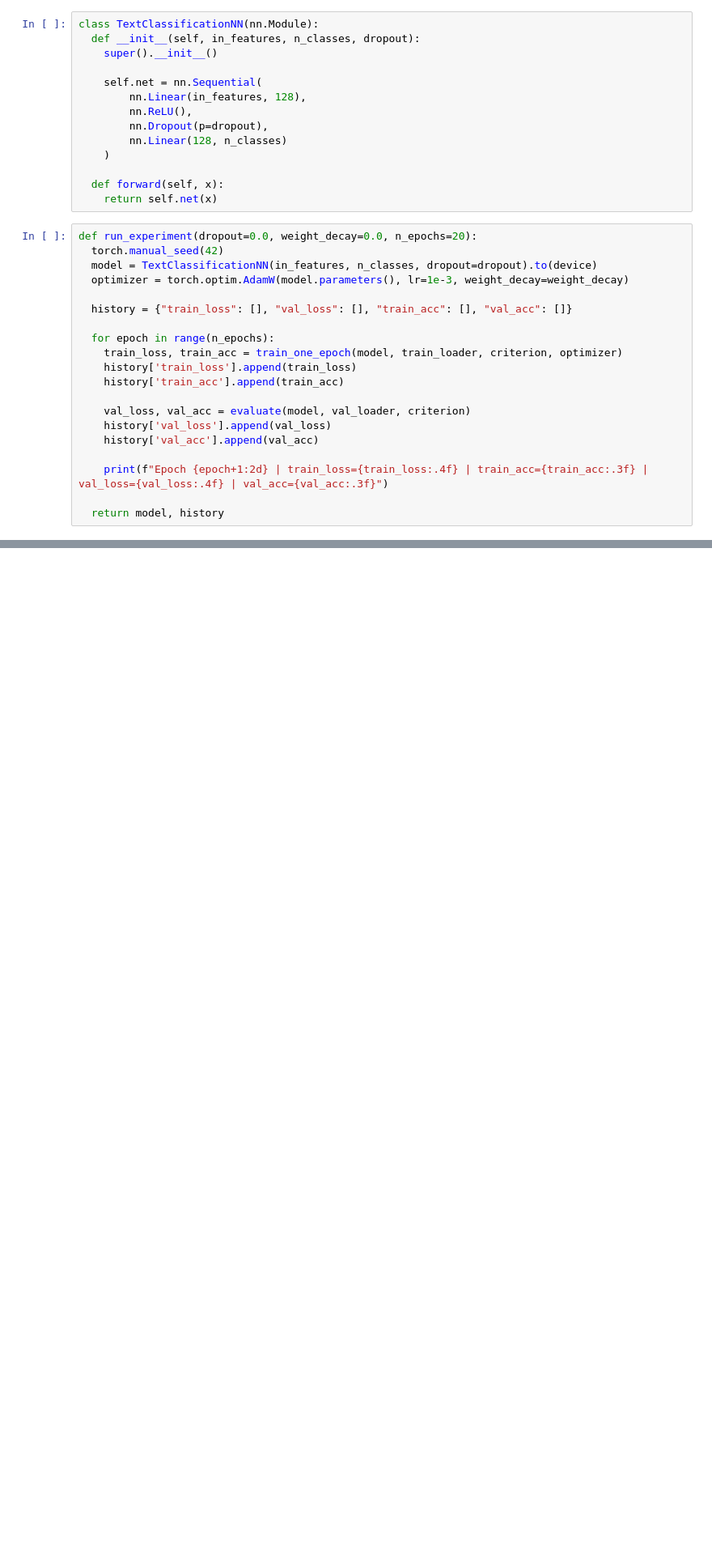
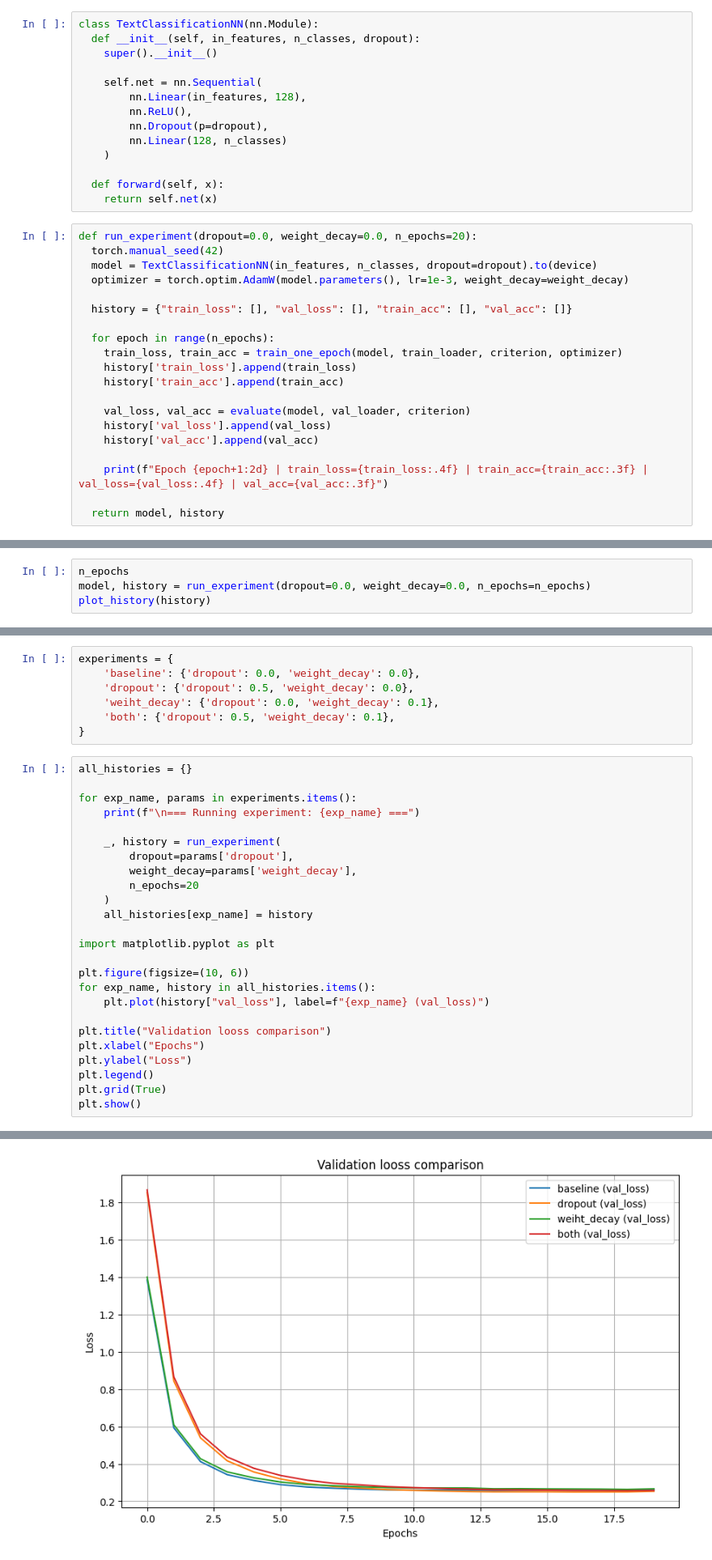
Before and after one commit to lilianabs/learning-pytorch, a Jupyter notebook: text_classification.ipynb, the cells around one changed output, grey strips where cells are left out. Shown at 81% size. Drawn from its saved outputs; the diff is of its cells as text; blank space fills up the shorter version.

Commit message:
Add experiments

```diff
--- a/text_classification.ipynb
+++ b/text_classification.ipynb
@@ -232,0 +240,4 @@ def run_experiment(dropout=0.0, weight_decay=0.0, n_epochs=20):
+# %%
+n_epochs
+model, history = run_experiment(dropout=0.0, weight_decay=0.0, n_epochs=n_epochs)
+plot_history(history)
@@ -232,0 +266,33 @@ def run_experiment(dropout=0.0, weight_decay=0.0, n_epochs=20):
+# %%
+experiments = {
+    'baseline': {'dropout': 0.0, 'weight_decay': 0.0},
+    'dropout': {'dropout': 0.5, 'weight_decay': 0.0},
+    'weiht_decay': {'dropout': 0.0, 'weight_decay': 0.1},
+    'both': {'dropout': 0.5, 'weight_decay': 0.1},
+}
+# %%
+all_histories = {}
+
+for exp_name, params in experiments.items():
+    print(f"\n=== Running experiment: {exp_name} ===")
+
+    _, history = run_experiment(
+        dropout=params['dropout'],
+        weight_decay=params['weight_decay'],
+        n_epochs=20
+    )
+    all_histories[exp_name] = history
+
+import matplotlib.pyplot as plt
+
+plt.figure(figsize=(10, 6))
+for exp_name, history in all_histories.items():
+    plt.plot(history["val_loss"], label=f"{exp_name} (val_loss)")
+
+plt.title("Validation looss comparison")
+plt.xlabel("Epochs")
+plt.ylabel("Loss")
+plt.legend()
+plt.grid(True)
+plt.show()
+# %% [output]
@@ -232,0 +316 @@ def run_experiment(dropout=0.0, weight_decay=0.0, n_epochs=20):
+[figure, added]
```
Also changed, not shown: parts of 3 cells of this notebook.
